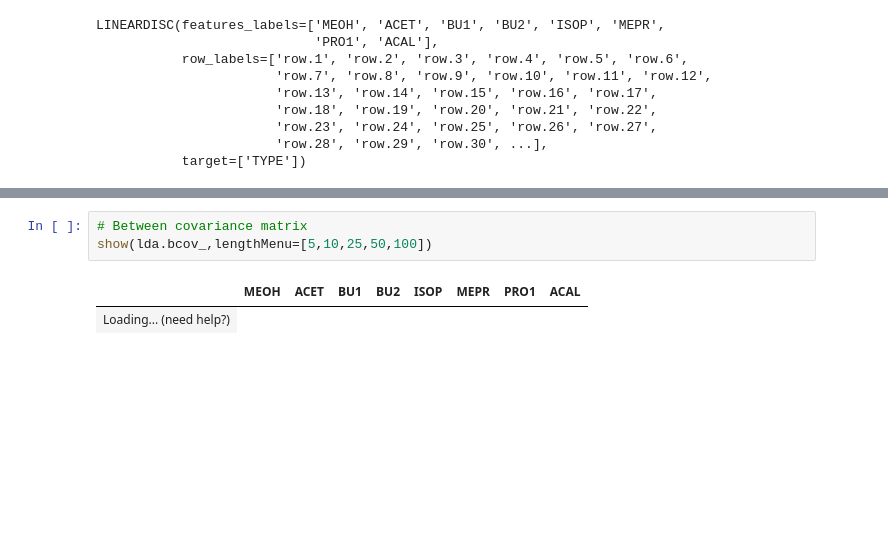
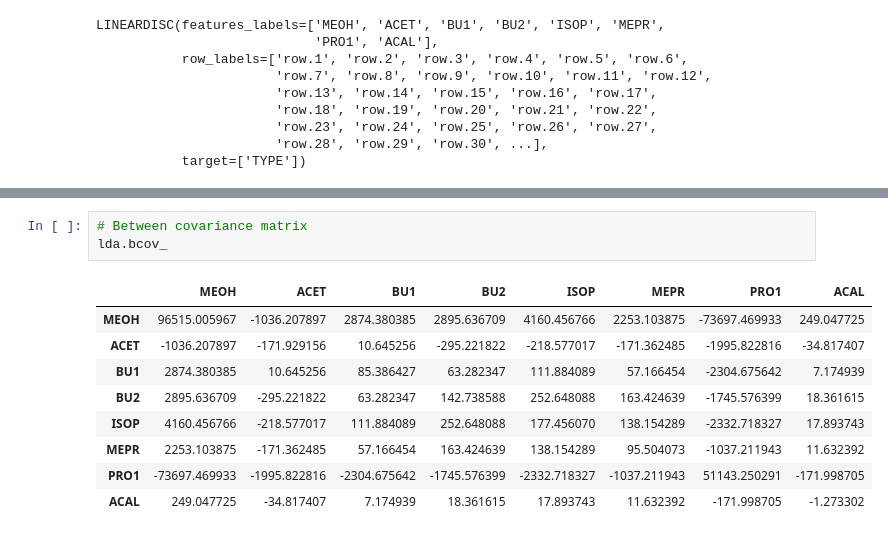
Before and after one commit to enfantbenidedieu/scientisttools, a Jupyter notebook: lda_example.ipynb, the cells around one changed output, grey strips where cells are left out. Saved outputs shown, nothing was run; the diff lists cells and outputs as text; blank space fills up the shorter version.

```diff
--- a/lda_example.ipynb
+++ b/lda_example.ipynb
@@ -59,8 +78,15 @@ lda.gcov_
 # %%
 # Between covariance matrix
-show(lda.bcov_,lengthMenu=[5,10,25,50,100])
+lda.bcov_
 # %% [output]
 |  | MEOH | ACET | BU1 | BU2 | ISOP | MEPR | PRO1 | ACAL |
-| Loading... (need help?) |
+| MEOH | 96515.005967 | -1036.207897 | 2874.380385 | 2895.636709 | 4160.456766 | 2253.103875 | -73697.469933 | 249.047725 |
+| ACET | -1036.207897 | -171.929156 | 10.645256 | -295.221822 | -218.577017 | -171.362485 | -1995.822816 | -34.817407 |
+| BU1 | 2874.380385 | 10.645256 | 85.386427 | 63.282347 | 111.884089 | 57.166454 | -2304.675642 | 7.174939 |
+| BU2 | 2895.636709 | -295.221822 | 63.282347 | 142.738588 | 252.648088 | 163.424639 | -1745.576399 | 18.361615 |
+| ISOP | 4160.456766 | -218.577017 | 111.884089 | 252.648088 | 177.456070 | 138.154289 | -2332.718327 | 17.893743 |
+| MEPR | 2253.103875 | -171.362485 | 57.166454 | 163.424639 | 138.154289 | 95.504073 | -1037.211943 | 11.632392 |
+| PRO1 | -73697.469933 | -1995.822816 | -2304.675642 | -1745.576399 | -2332.718327 | -1037.211943 | 51143.250291 | -171.998705 |
+| ACAL | 249.047725 | -34.817407 | 7.174939 | 18.361615 | 17.893743 | 11.632392 | -171.998705 | -1.273302 |
 # %%
 # Within covariance matrix
```
Also changed, not shown: parts of 33 cells of this notebook, 1 other file.
